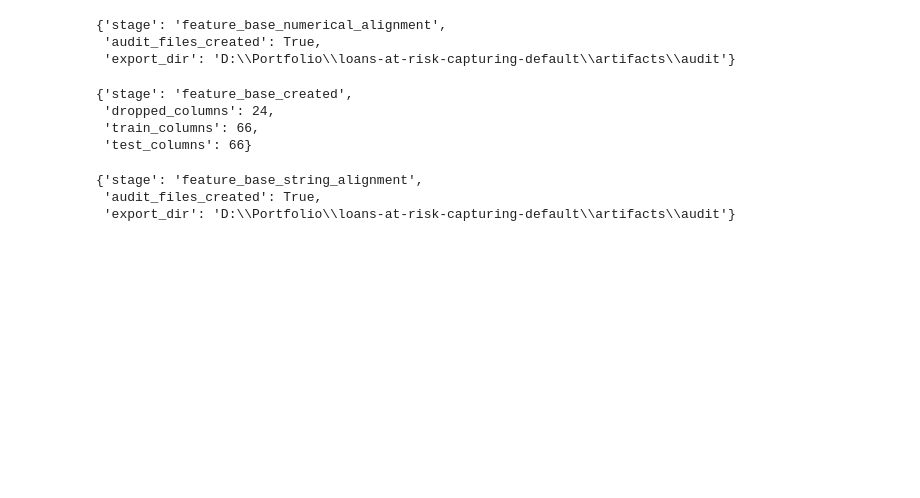
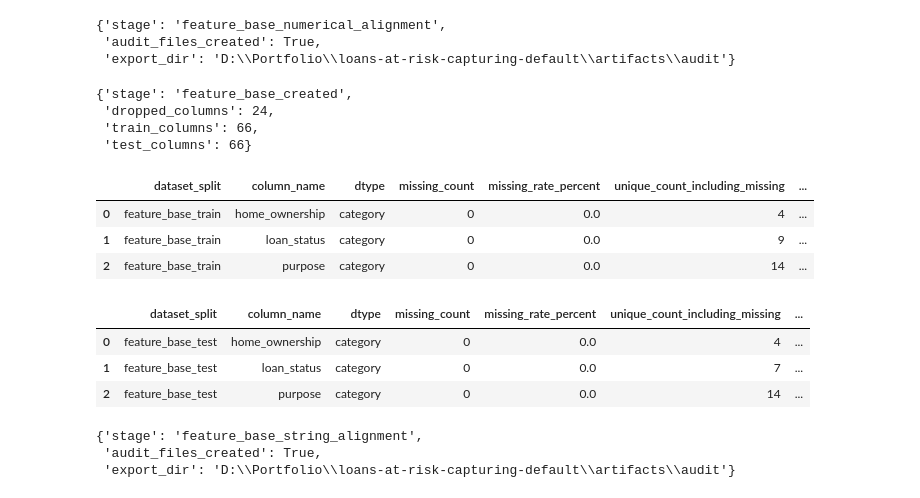
Before and after one commit to Mister-Sippi/loans-at-risk-capturing-default, a Jupyter notebook: notebooks/01_etl.ipynb, the cells around one changed output. Saved outputs shown, nothing was run; the diff lists cells and outputs as text; code cells hidden in the pictures; blank space fills up the shorter version.

```diff
--- a/notebooks/01_etl.ipynb
+++ b/notebooks/01_etl.ipynb
@@ -2141,6 +2208,30 @@ for column_name in EXCLUDED_COLUMNS + BENCHMARK_COLUMNS:
  'dropped_columns': 24,
  'train_columns': 66,
  'test_columns': 66}
+# %%
+df_feature_base_train_text_audit = pp.build_residual_text_column_audit(
+    df_feature_base_train_data,
+    dataset_split_name="feature_base_train",
+    log=log,
+)
+
+df_feature_base_test_text_audit = pp.build_residual_text_column_audit(
+    df_feature_base_test_data,
+    dataset_split_name="feature_base_test",
+    log=log,
+)
+
+display(df_feature_base_train_text_audit)
+display(df_feature_base_test_text_audit)
+# %% [output]
+|  | dataset_split | column_name | dtype | missing_count | missing_rate_percent | unique_count_including_missing | ... |
+| 0 | feature_base_train | home_ownership | category | 0 | 0.0 | 4 | ... |
+| 1 | feature_base_train | loan_status | category | 0 | 0.0 | 9 | ... |
+| 2 | feature_base_train | purpose | category | 0 | 0.0 | 14 | ... |
+|  | dataset_split | column_name | dtype | missing_count | missing_rate_percent | unique_count_including_missing | ... |
+| 0 | feature_base_test | home_ownership | category | 0 | 0.0 | 4 | ... |
+| 1 | feature_base_test | loan_status | category | 0 | 0.0 | 7 | ... |
+| 2 | feature_base_test | purpose | category | 0 | 0.0 | 14 | ... |
 # %%
 # -----------------------------------------------------------------------------------
 # Feature base string alignment checkpoint (train vs test)
```
Also changed, not shown: parts of 8 cells of this notebook, 14 other files.
